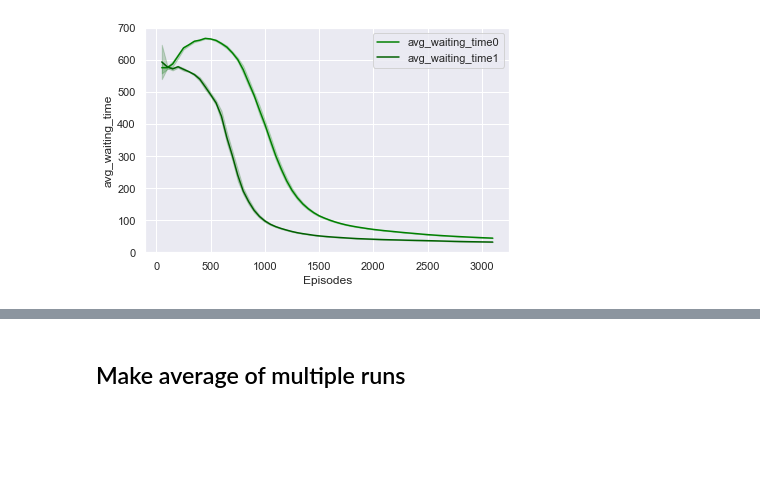
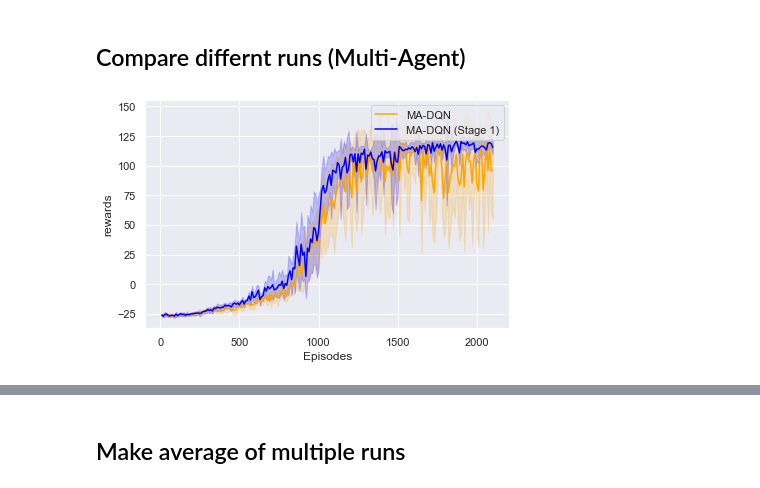
Before and after one commit to nikolim/cablab, a Jupyter notebook: create_plots.ipynb, the cells around one changed output, grey strips where cells are left out. Drawn from its saved outputs; the diff is of its cells as text; code cells hidden in the pictures; blank space fills up the shorter version.

```diff
--- a/create_plots.ipynb
+++ b/create_plots.ipynb
@@ -4,7 +6,3 @@
 import os
 import common.plotting as plotting
 import pandas as pd
-# %%
-file_path = "/home/niko/Info/cablab/runs/dqn/268/logs.csv"
-output_path = "/home/niko/Desktop/"
-df = pd.read_csv(file_path)
@@ -15,11 +11,9 @@ plotting.plot_values(df, ["assigned_psng", "wrong_psng"], output_path)
 # %%
-files = ["/home/niko/Info/cablab/runs/ppo/86/logs.csv", "/home/niko/Info/cablab/runs/dqn/270/logs.csv", "/home/niko/Info/cablab/runs/dqn/271/logs.csv"]
-
+files = ["/home/niko/Info/cablab/runs/ma-dqn/8/logs.csv", "/home/niko/Info/cablab/runs/dqn/270/logs.csv", "/home/niko/Info/cablab/runs/dqn/271/logs.csv"]
 output_path = "/home/niko/Desktop/"
-
-ids = ["useless_steps"]
-
+ids = ["rewards"]
 labels = ["PPO", "DQN", "DQN (Munchhausen)"]
+colors = ["orange", "blue", "green"]
 # %%
 dfs = []
 
@@ -36,19 +26,19 @@ plot_from_files()
+# %% [markdown]
+## Compare differnt runs (Multi-Agent)
+# %%
+files = ["/home/niko/Info/cablab/runs/ma-dqn/5/logs_summed.csv", "/home/niko/Info/cablab/runs/ma-dqn/6/logs_summed.csv"]
+output_path = "/home/niko/Desktop/"
+ids = ["rewards"]
+labels = ["MA-DQN", "MA-DQN (Stage 1)"]
+colors = ["orange", "blue"]
 # %%
-files = ["/home/niko/Info/cablab/runs/ma-dqn/202/logs1.csv", "/home/niko/Info/cablab/runs/ma-dqn/204/logs2.csv"]
-ids = ['avg_waiting_time']
 dfs = []
 
-def plot_from_files():
-    for i,file in enumerate(files):
+for i,file in enumerate(files):
+    df = pd.DataFrame()
+    df = pd.read_csv(file)
+    dfs.append(df)
 
-        try:
-            df = pd.DataFrame()
-            df = pd.read_csv(file)
-        except:
-            print("File not found")
-        dfs.append(df)
-    plotting.plot_mult_agent(dfs, ids, output_path)
-
-plot_from_files()
+plotting.plot_mult_agent(dfs, ids, output_path,labels,colors=colors)
 # %% [output]
-[figure, old version]
+[figure, new version]
```
Also changed, not shown: parts of 13 cells of this notebook, 12 other files.
